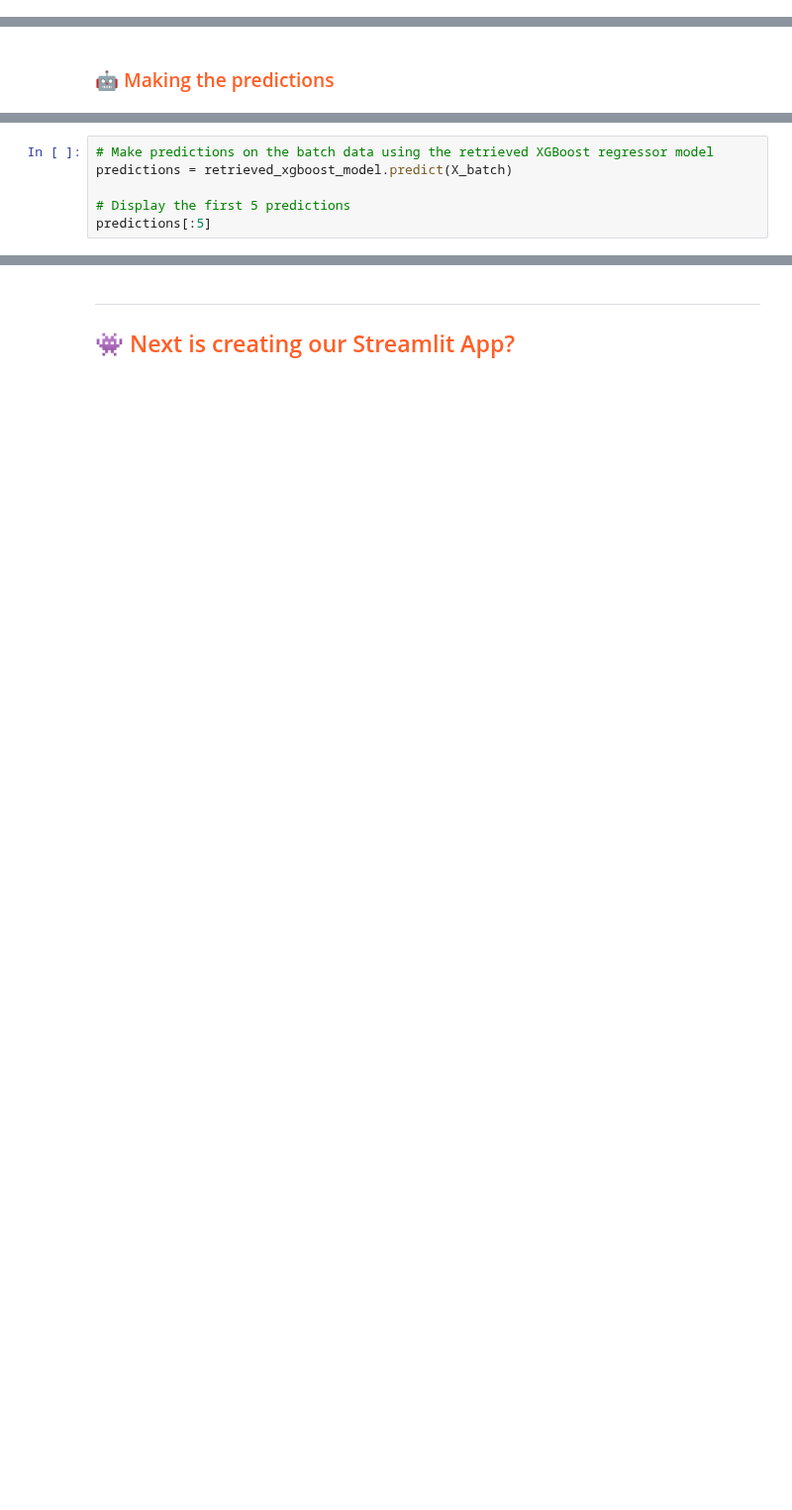
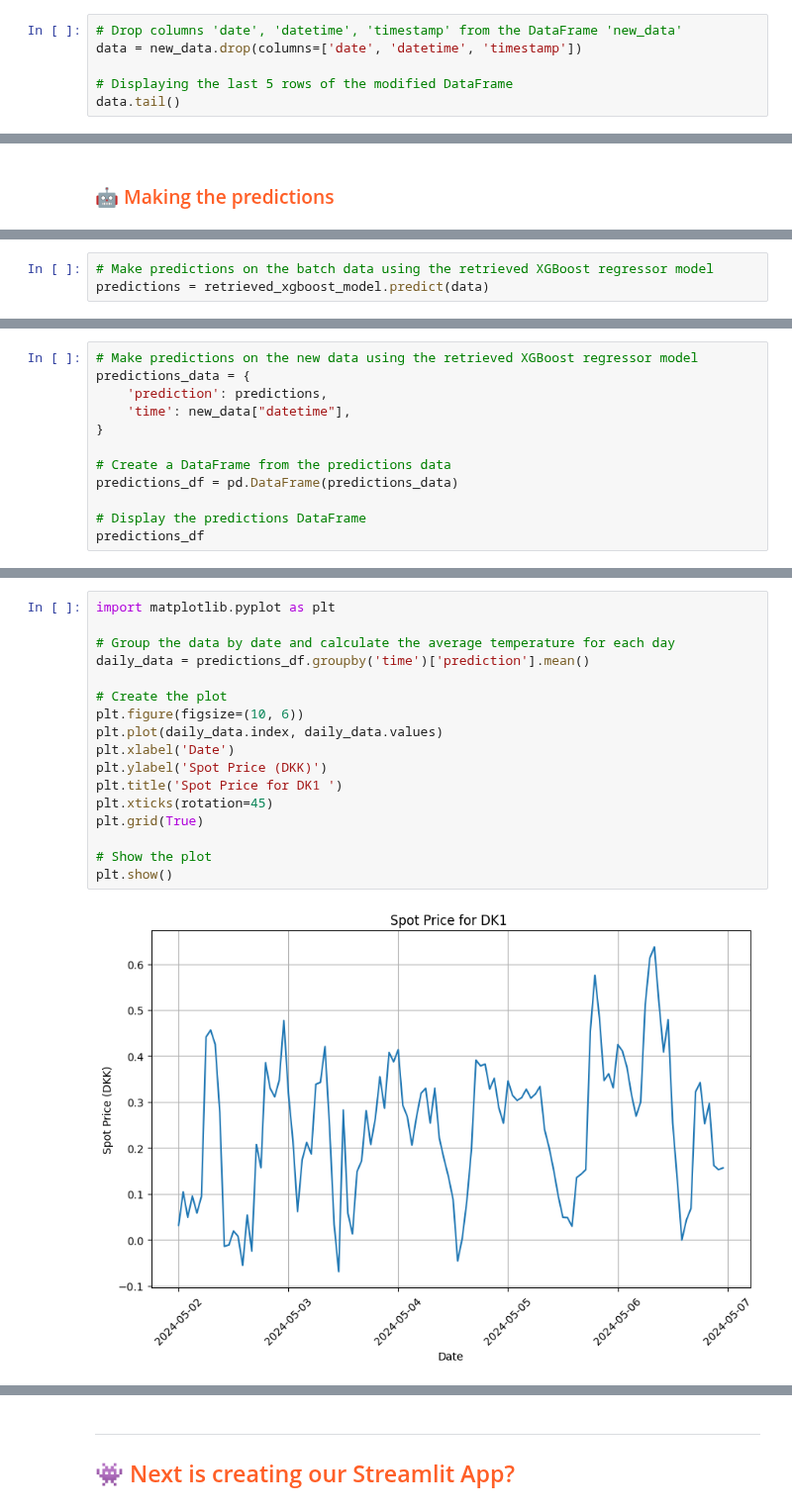
Before and after one commit to Camillahannesbo/BDS_MLOPs_Assignment, a Jupyter notebook: notebooks/4_batch_inference.ipynb, the cells around one changed output, grey strips where cells are left out. Shown at 99% size. Saved outputs shown, nothing was run; the diff lists cells and outputs as text; blank space fills up the shorter version.

```diff
--- a/notebooks/4_batch_inference.ipynb
+++ b/notebooks/4_batch_inference.ipynb
@@ -108,0 +136,6 @@ batch_data
+# %%
+# Drop columns 'date', 'datetime', 'timestamp' from the DataFrame 'new_data'
+data = new_data.drop(columns=['date', 'datetime', 'timestamp'])
+
+# Displaying the last 5 rows of the modified DataFrame
+data.tail()
@@ -144,6 +151,3 @@ y_batch.head()
 # %%
 # Make predictions on the batch data using the retrieved XGBoost regressor model
-predictions = retrieved_xgboost_model.predict(X_batch)
-
-# Display the first 5 predictions
-predictions[:5]
+predictions = retrieved_xgboost_model.predict(data)
@@ -171,0 +157,12 @@ monitor_df
+# %%
+# Make predictions on the new data using the retrieved XGBoost regressor model
+predictions_data = {
+    'prediction': predictions,
+    'time': new_data["datetime"],
+}
+
+# Create a DataFrame from the predictions data
+predictions_df = pd.DataFrame(predictions_data)
+
+# Display the predictions DataFrame
+predictions_df
@@ -171,0 +211,19 @@ monitor_df
+# %%
+import matplotlib.pyplot as plt
+
+# Group the data by date and calculate the average temperature for each day
+daily_data = predictions_df.groupby('time')['prediction'].mean()
+
+# Create the plot
+plt.figure(figsize=(10, 6))
+plt.plot(daily_data.index, daily_data.values)
+plt.xlabel('Date')
+plt.ylabel('Spot Price (DKK)')
+plt.title('Spot Price for DK1 ')
+plt.xticks(rotation=45)
+plt.grid(True)
+
+# Show the plot
+plt.show()
+# %% [output]
+[figure, added]
```
Also changed, not shown: parts of 19 cells of this notebook, 10 other files.
